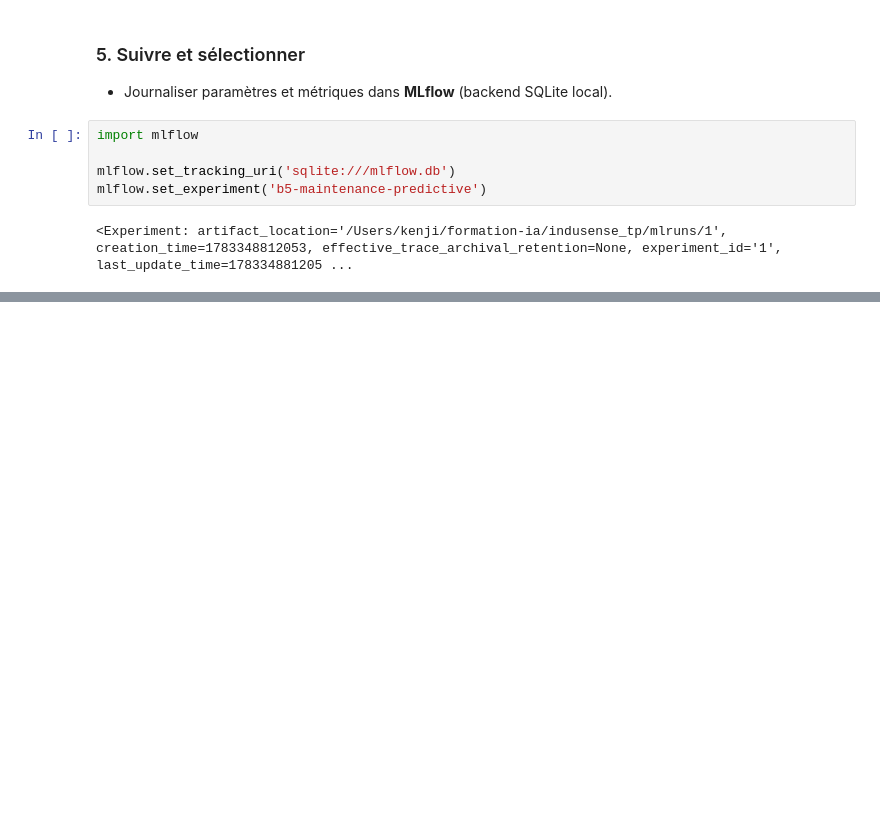
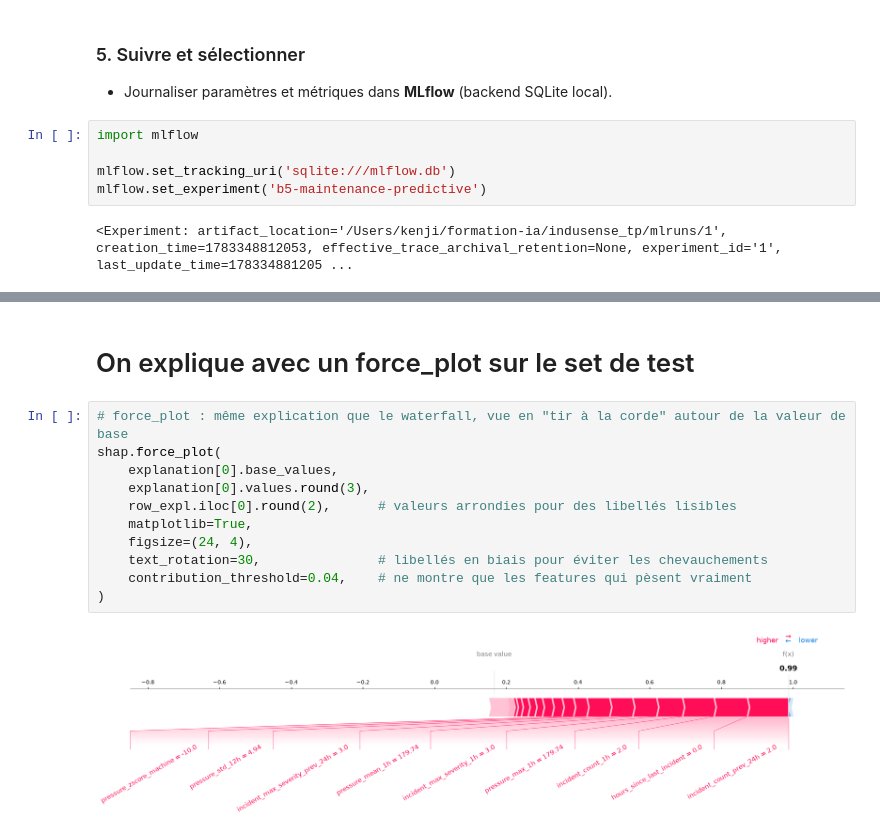
Before and after one commit to kenji21/indusense_tp, a Jupyter notebook: 01_maintenance_ml.ipynb, the cells around one changed output, grey strips where cells are left out. Cells and saved outputs as stored; diff of their text form; blank space fills up the shorter version.

```diff
--- a/01_maintenance_ml.ipynb
+++ b/01_maintenance_ml.ipynb
@@ -418,0 +966,15 @@ mlflow.set_experiment('b5-maintenance-predictive')
+# %% [markdown]
+# On explique avec un force_plot sur le set de test
+# %%
+# force_plot : même explication que le waterfall, vue en "tir à la corde" autour de la valeur de base
+shap.force_plot(
+    explanation[0].base_values,
+    explanation[0].values.round(3),
+    row_expl.iloc[0].round(2),      # valeurs arrondies pour des libellés lisibles
+    matplotlib=True,
+    figsize=(24, 4),
+    text_rotation=30,               # libellés en biais pour éviter les chevauchements
+    contribution_threshold=0.04,    # ne montre que les features qui pèsent vraiment
+)
+# %% [output]
+[figure, added]
```
Also changed, not shown: parts of 31 cells of this notebook, 3 other files.
